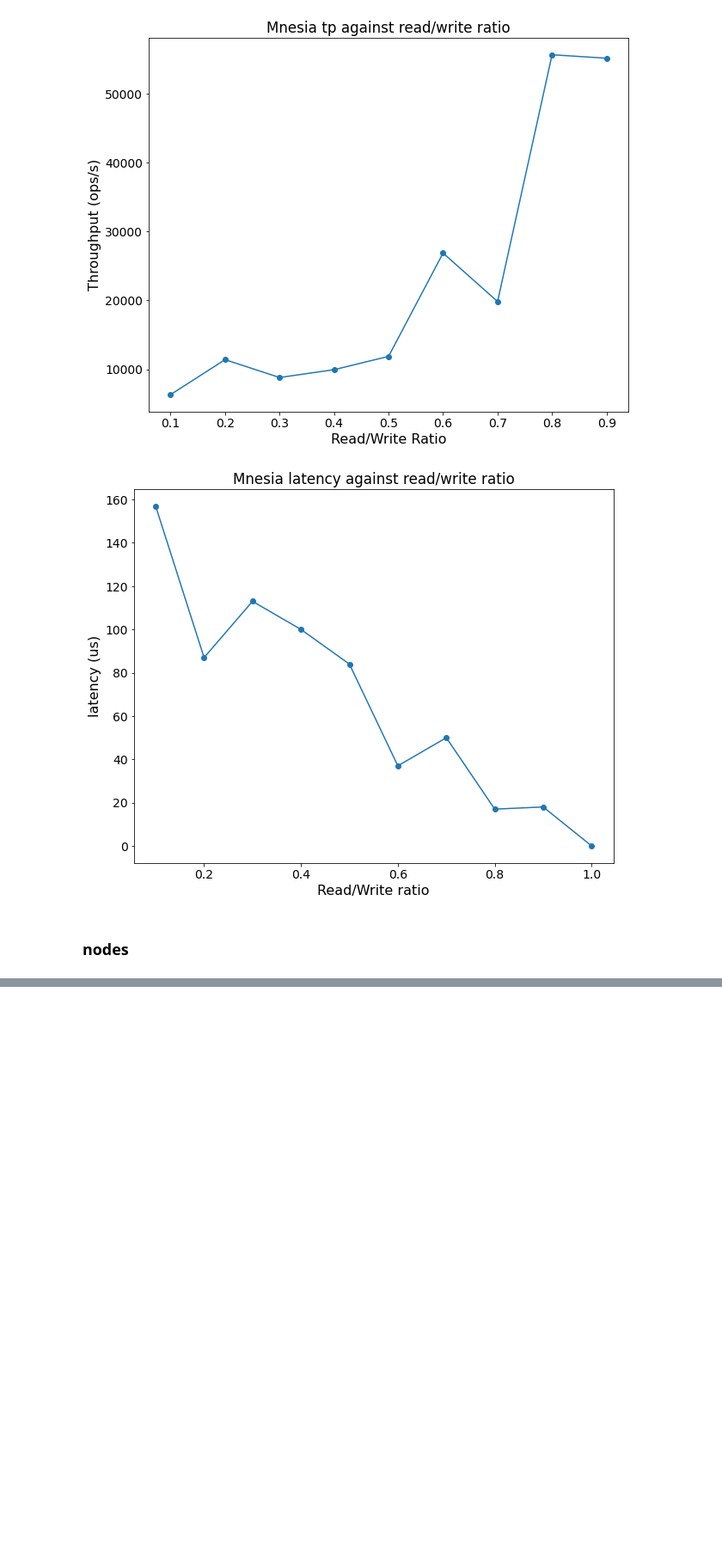
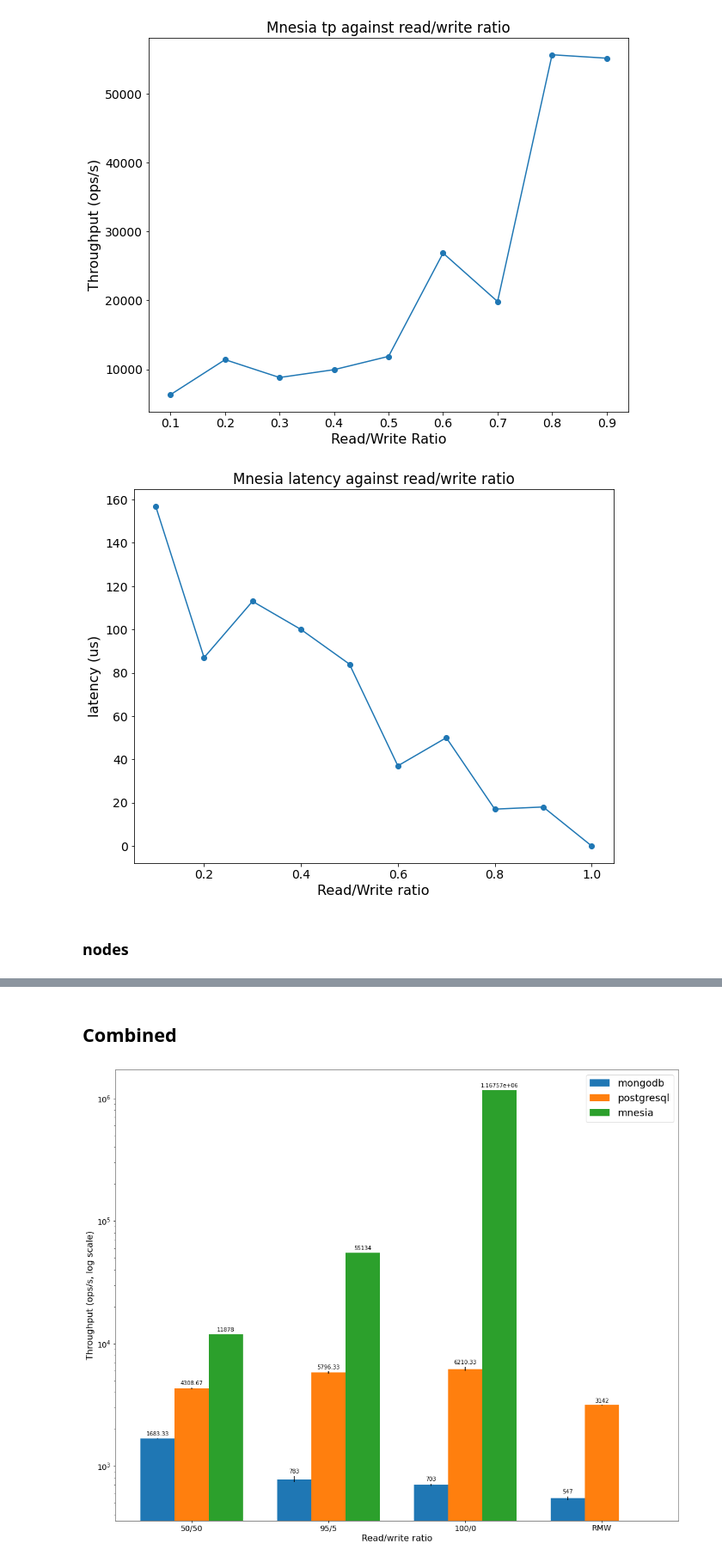
Before and after one commit to Vincent-lau/hypermnesia_eval, a Jupyter notebook: graphs/plot.ipynb, the cells around one changed output, grey strips where cells are left out. Shown: that part at 86% size. Saved outputs shown, nothing was run; the diff lists cells and outputs as text; code cells hidden in the pictures; blank space fills up the shorter version.

```diff
--- a/graphs/plot.ipynb
+++ b/graphs/plot.ipynb
@@ -180,0 +231,46 @@ fig.savefig('mnesia_workload_lat.jpg')
+# %% [markdown]
+## Combined
+# %%
+workload_type = ['50/50', '95/5', '100/0', 'RMW']
+
+mongodb_tps = [[1688, 1674, 1688], [719, 826, 804],
+               [685, 704, 720], [567, 521, 553]]
+mongodb_tps = np.array([[np.mean(tp), np.std(tp)] for tp in mongodb_tps])
+
+postgres_tps = [[4268, 4262, 4396], [5637, 5799, 5953],
+                [6314, 5888, 6429], [3144, 3134, 3148]]
+postgres_tps = np.array([[np.mean(tp), np.std(tp)] for tp in postgres_tps])
+
+rw_ratio = [i * 0.1 for i in range(1, 10)]
+mnesia_tps = [6330, 11401, 8811, 9948, 11878,
+              26866, 19832, 55635, 55134, 1167570]
+mnesia_tps = np.array([[11878, 0], [55134, 0], [1167570,0], [0, 0]])
+
+tps = {
+    'mongodb': mongodb_tps,
+    'postgresql': postgres_tps,
+    'mnesia': mnesia_tps
+}
+x = np.arange(len(workload_type))  # the label locations
+width = 0.25  # the width of the bars
+multiplier = 0
+
+fig, ax = plt.subplots(layout='constrained')
+fig.set_size_inches(15, 12)
+
+for db, tps in tps.items():
+       offset = width * multiplier
+       rects = ax.bar(x + offset, tps[:, 0], yerr=tps[:, 1], width=width, label=db, log=True)
+       ax.bar_label(rects, padding=3)
+       multiplier += 1
+
+
+
+ax.set_ylabel('Throughput (ops/s, log scale)')
+ax.set_xticks(x + width, workload_type)
+ax.set_xlabel('Read/write ratio')
+ax.legend()
+
+fig.savefig('tp_workload.jpg')
+# %% [output]
+[figure, added]
```
Also changed, not shown: parts of 5 cells of this notebook, 13 other files.
